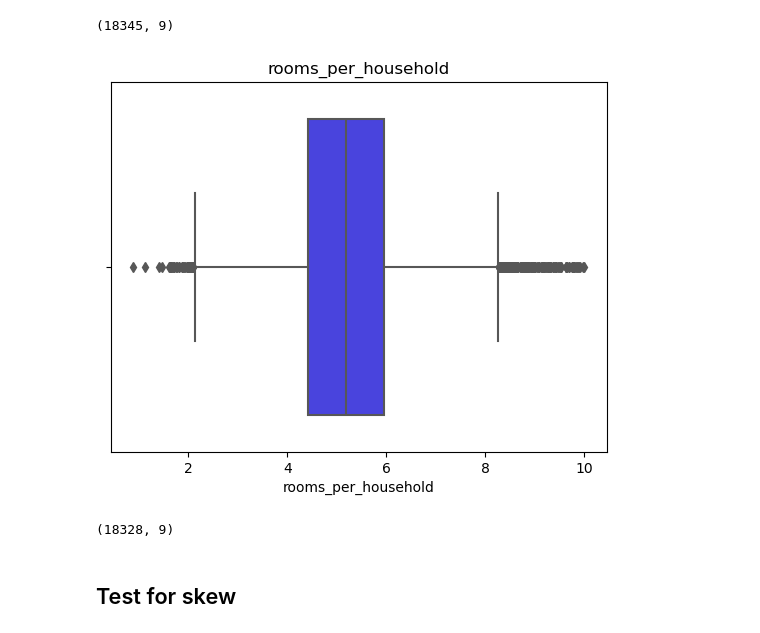
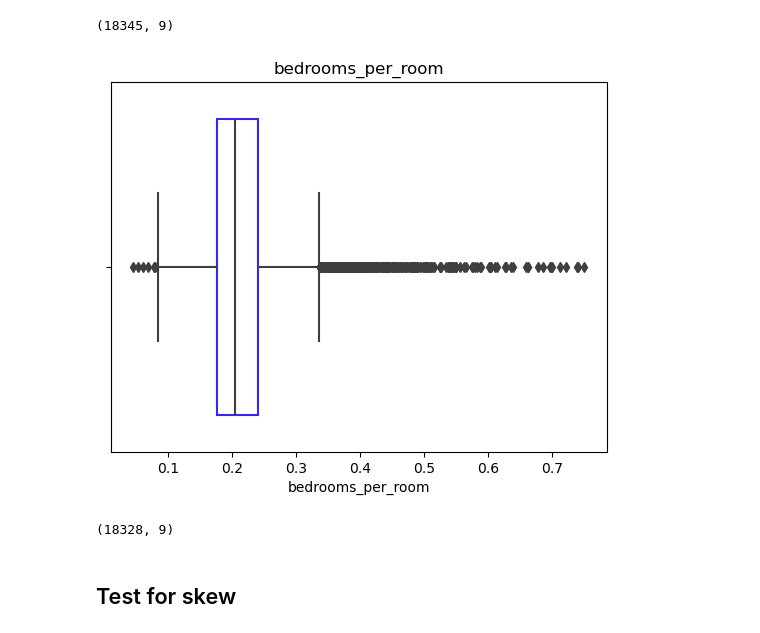
Before and after one commit to dilne/CaliforniaHousing, a Jupyter notebook: California Housing.ipynb, the cells around one changed output. Saved outputs shown, nothing was run; the diff lists cells and outputs as text; code cells hidden in the pictures.

```diff
--- a/California Housing.ipynb
+++ b/California Housing.ipynb
@@ -359,14 +359,15 @@ print(df.shape)
 # %%
 # remove anomalies
 df = df[df['bedrooms_per_room'] <= 0.75]
 
-sns.boxplot(x=df['rooms_per_household'], color=graph_color)
-plt.title('rooms_per_household')
+boxprops = {'edgecolor': graph_color, 'facecolor': 'none'}
+sns.boxplot(x=df['bedrooms_per_room'], boxprops=boxprops)
+plt.title('bedrooms_per_room')
 plt.show()
 
 print(df.shape)
 # %% [output]
-[figure, old version]
+[figure, new version]
 (18328, 9)
 # %% [markdown]
 ## Test for skew
```
Also changed, not shown: parts of 3 cells of this notebook, 1 other file.
